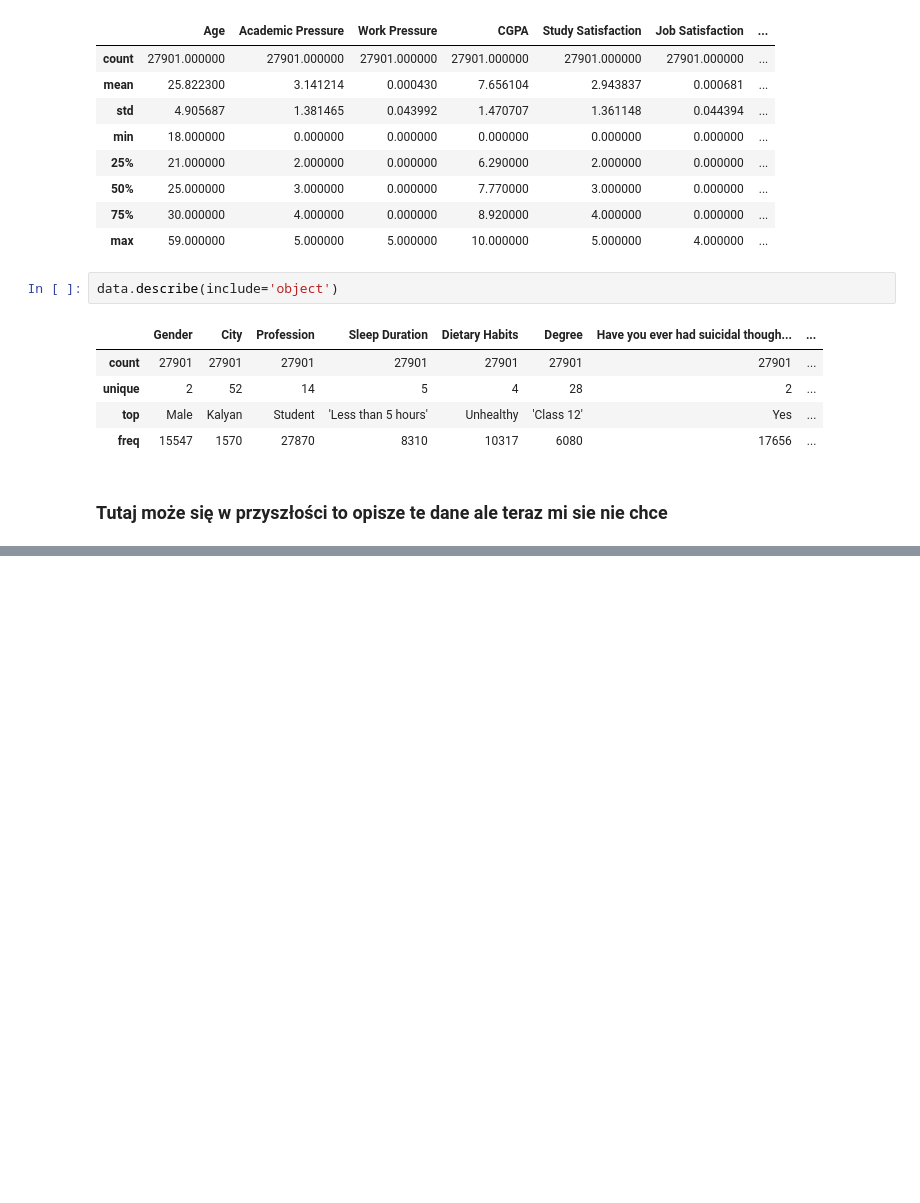
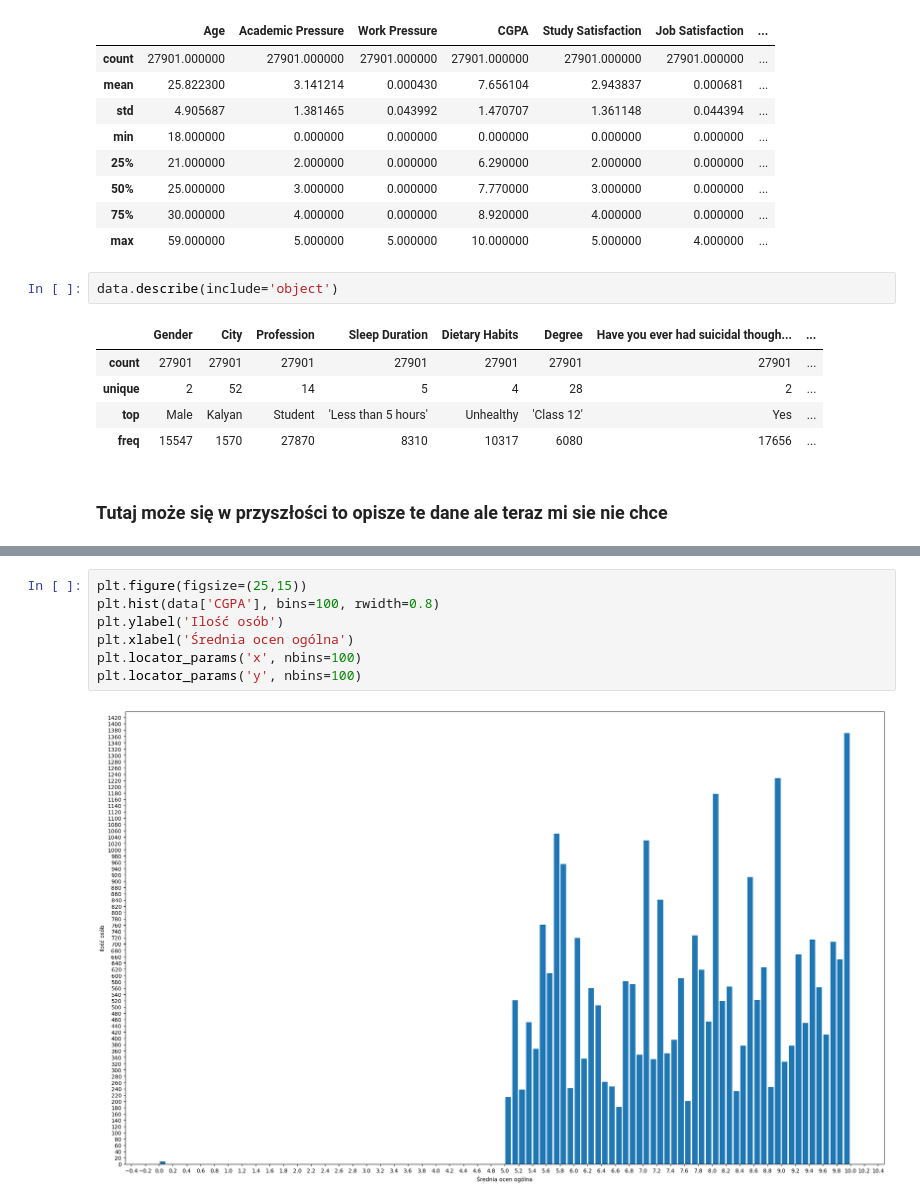
Before and after one commit to Suleyyy/ML_Depresja, a Jupyter notebook: Klasyfikacja_depresji.ipynb, the cells around one changed output, grey strips where cells are left out. Drawn from its saved outputs; the diff is of its cells as text; blank space fills up the shorter version.

```diff
--- a/Klasyfikacja_depresji.ipynb
+++ b/Klasyfikacja_depresji.ipynb
@@ -104,0 +105,9 @@ plt.locator_params('y', nbins=100)
+# %%
+plt.figure(figsize=(25,15))
+plt.hist(data['CGPA'], bins=100, rwidth=0.8)
+plt.ylabel('Ilość osób')
+plt.xlabel('Średnia ocen ogólna')
+plt.locator_params('x', nbins=100)
+plt.locator_params('y', nbins=100)
+# %% [output]
+[figure, added]
```
Also changed, not shown: parts of 5 cells of this notebook.
